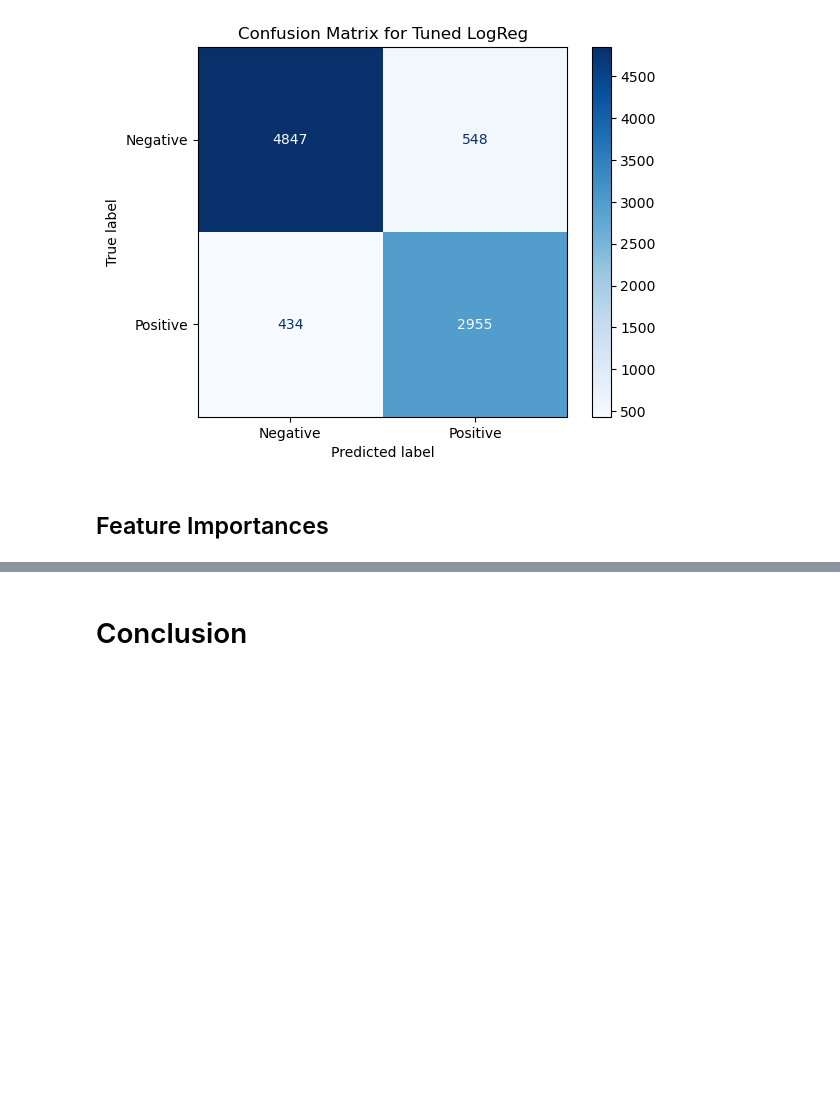
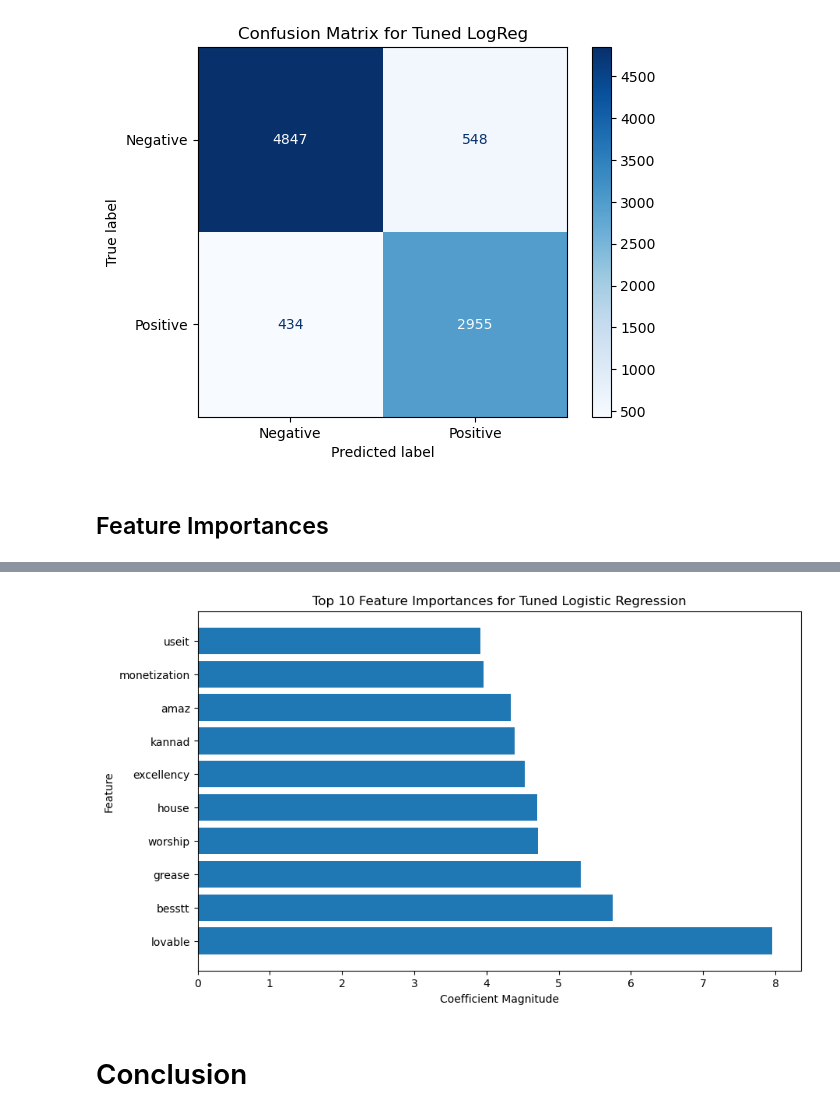
Before and after one commit to momopajamas/predicting_netflix_user_reviews, a Jupyter notebook: notebook.ipynb, the cells around one changed output, grey strips where cells are left out. Saved outputs shown, nothing was run; the diff lists cells and outputs as text; code cells hidden in the pictures; blank space fills up the shorter version.

Commit message:
Notebook-Modeling-FeatureImportances

```diff
--- a/notebook.ipynb
+++ b/notebook.ipynb
@@ -854,20 +796,26 @@ Constant features found at indices: [0 0 0 ... 0 0 0]
 # %%
-# Accessing the TfidfVectorizer from the pipeline
 vectorizer = logreg_pipeline.named_steps['transformer'].named_transformers_['text_features'].named_steps['vectorizer']
 
-# Getting the feature names from the vectorizer
+# Get the feature names from the vectorizer
 feature_names = vectorizer.get_feature_names_out()
 
-# Getting the coefficients of the fitted Logistic Regression model
+# Get coefficients from the Logistic Regression model
 coefficients = logreg_pipeline.named_steps['classifier'].coef_.flatten()
 
-# Combine feature names and coefficients
+# If the number of coefficients is greater by 1 (bias term), drop it
+if len(coefficients) > len(feature_names):
+    coefficients = coefficients[1:]  # Remove bias term
+
+# Combine feature names and coefficients into a DataFrame
 feature_importance_df = pd.DataFrame({
     'Feature': feature_names,
     'Coefficient': coefficients
 })
 
-# Sort features by coefficient magnitude
+# Sort features by the absolute value of the coefficients (importance)
 feature_importance_df['Abs_Coefficient'] = feature_importance_df['Coefficient'].abs()
 feature_importance_df = feature_importance_df.sort_values(by='Abs_Coefficient', ascending=False)
+
+# Display the top features
+print(feature_importance_df.head(10))  # Top 10 most important features
 # %% [output]
@@ -875,11 +833,13 @@ ValueError: All arrays must be of the same length
 # %%
 # Plot feature importances
 plt.figure(figsize=(10, 6))
-plt.barh(feature_importance_df['Feature'][:20], feature_importance_df['Abs_Coefficient'][:20])
+plt.barh(feature_importance_df['Feature'][:10], feature_importance_df['Abs_Coefficient'][:10])
 plt.xlabel('Coefficient Magnitude')
 plt.ylabel('Feature')
-plt.title('Top 20 Feature Importances for Tuned Logistic Regression')
+plt.title('Top 10 Feature Importances for Tuned Logistic Regression')
 plt.show()
+# %% [output]
+[figure, added]
 # %% [markdown]
 # Conclusion
 # %% [markdown]
```
Also changed, not shown: parts of 6 cells of this notebook.
